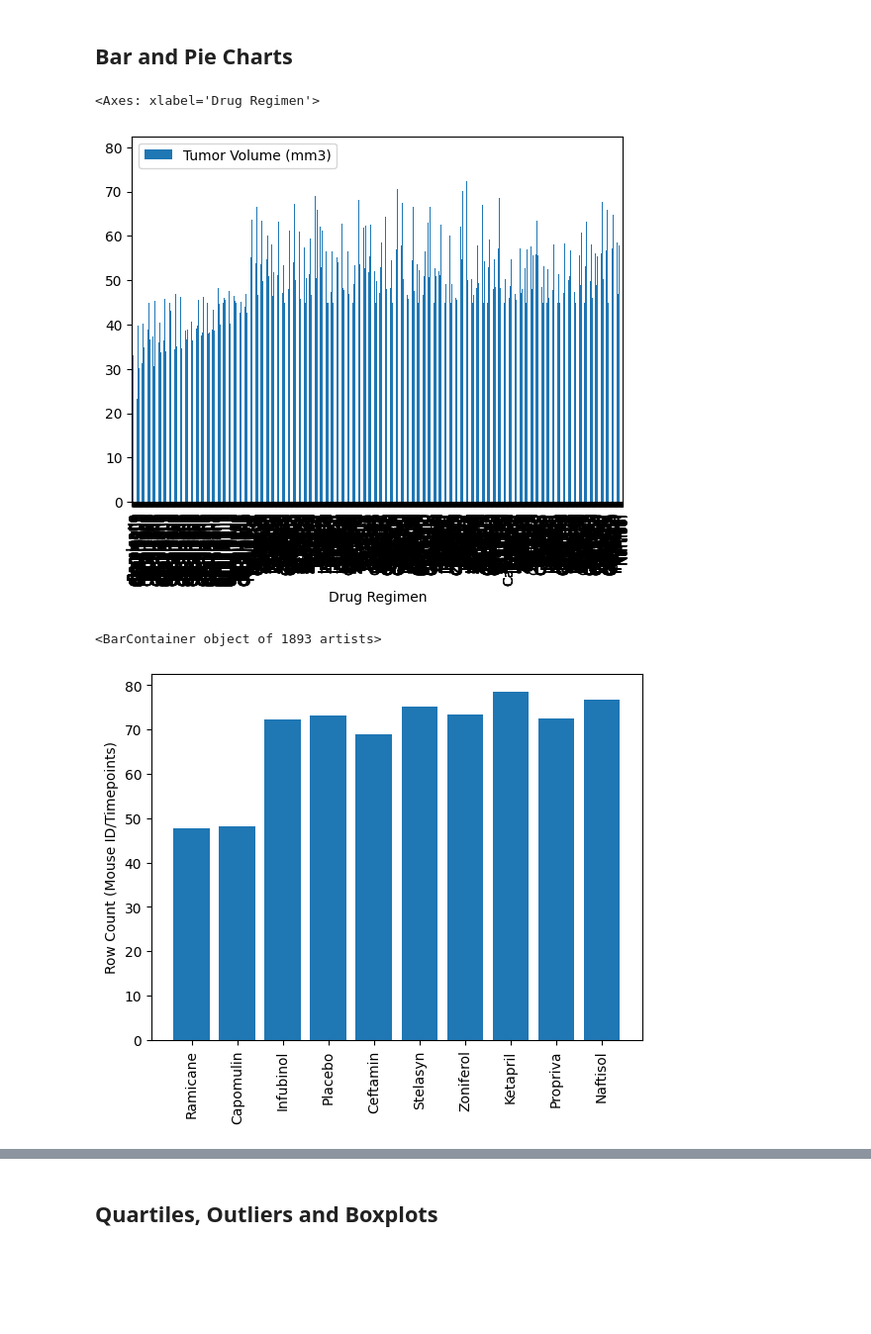
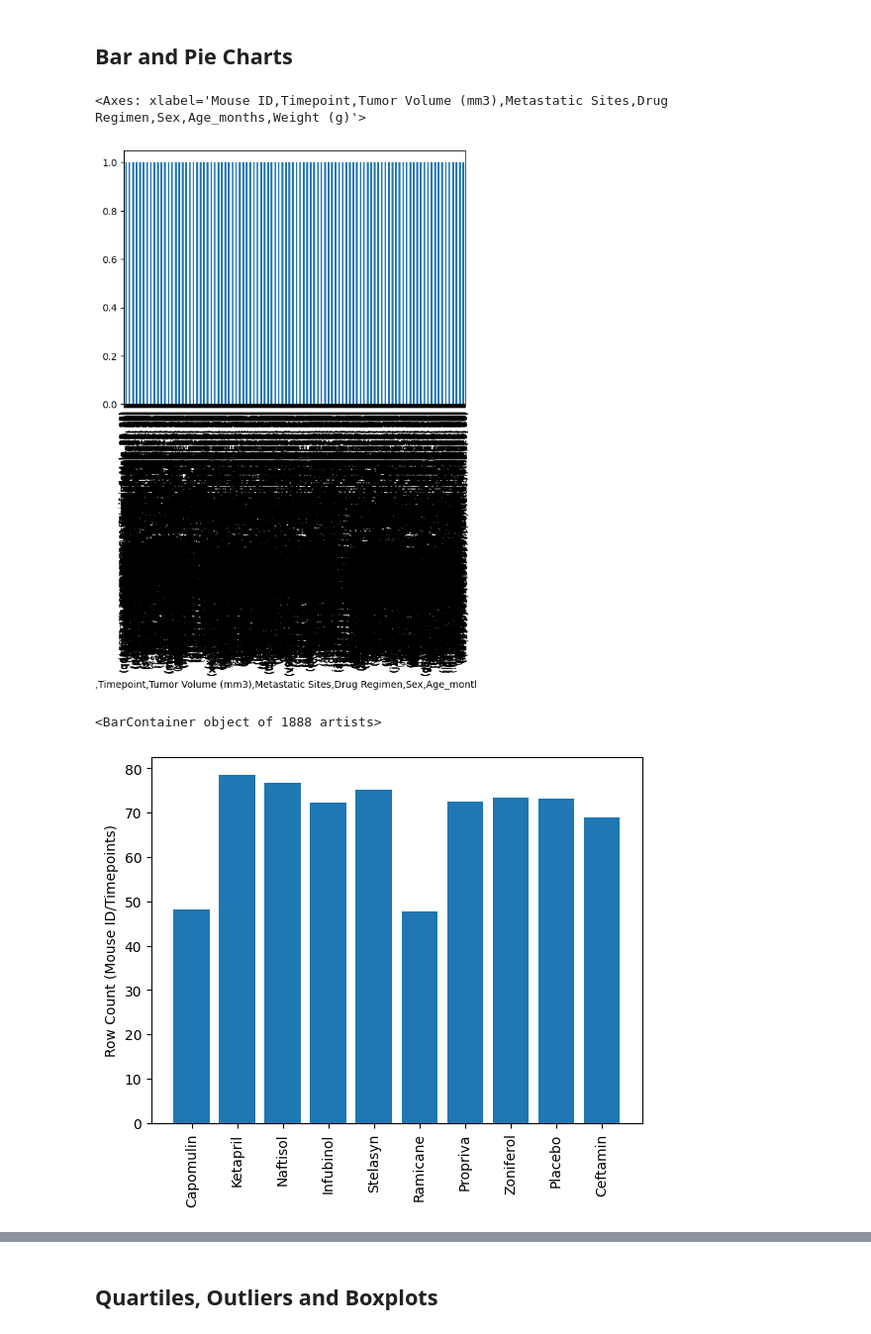
Before and after one commit to Victarrion/05_MODULE_challenge, a Jupyter notebook: Starter_Code/Pymaceuticals/pymaceuticals_starter.ipynb, the cells around one changed output, grey strips where cells are left out. Shown: that part at 99% size. Saved outputs shown, nothing was run; the diff lists cells and outputs as text; code cells hidden in the pictures; blank space fills up the shorter version.

```diff
--- a/Starter_Code/Pymaceuticals/pymaceuticals_starter.ipynb
+++ b/Starter_Code/Pymaceuticals/pymaceuticals_starter.ipynb
@@ -21,8 +21,8 @@ mouse_metadata = pd.read_csv(mouse_metadata_path)
 study_results = pd.read_csv(study_results_path)
 
 # Combine the data into a single DataFrame
-mouse_data_complete = pd.merge(mouse_metadata, study_results, how="left", on=["Mouse ID", "Mouse ID"])
+mouse_data = pd.merge( study_results,mouse_metadata, how="left", on=["Mouse ID", "Mouse ID"])
 
 # Display the data table for preview
-mouse_data_complete
+mouse_data
 # %% [output]
@@ -48,7 +48,7 @@ Number of Mice tested:
 249
 # %%
 # Our data should be uniquely identified by Mouse ID and Timepoint
-mouse_data_complete.drop_duplicates(subset=['Mouse ID',"Timepoint"])
+mouse_data_complete=mouse_data.drop_duplicates(subset=['Mouse ID',"Timepoint"])
 mouse_data_complete.head(15)
 
 # Get the duplicate mice by ID number that shows up for Mouse ID and Timepoint.
@@ -137,18 +139,18 @@ data_by_regimen_tumor
 ## Bar and Pie Charts
 # %%
 # Generate a bar plot showing the total number of rows (Mouse ID/Timepoints) for each drug regimen using Pandas.
-mouse_data_complete.plot(kind='bar',x='Drug Regimen',y='Tumor Volume (mm3)')
+mouse_data_complete.value_counts().plot(kind='bar',x='Drug Regimen',y='Tumor Volume (mm3)')
 # %% [output]
-<Axes: xlabel='Drug Regimen'>
+<Axes: xlabel='Mouse ID,Timepoint,Tumor Volume (mm3),Metastatic Sites,Drug Regimen,Sex,Age_months,Weight (g)'>
-[figure, old version]
+[figure, new version]
 # %%
 # Generate a bar plot showing the total number of rows (Mouse ID/Timepoints) for each drug regimen using pyplot.
 plt.xticks(rotation = 90)
 plt.ylabel("Row Count (Mouse ID/Timepoints)")
 plt.bar(mouse_data_complete['Drug Regimen'], mouse_data_complete['Tumor Volume (mm3)'], align="center")
 # %% [output]
-<BarContainer object of 1893 artists>
+<BarContainer object of 1888 artists>
-[figure, old version]
+[figure, new version]
 # %%
 # Generate a pie plot showing the distribution of female versus male mice using Pandas
 mouse_sex_count=mouse_data_complete.value_counts()
```
Also changed, not shown: parts of 16 cells of this notebook.
